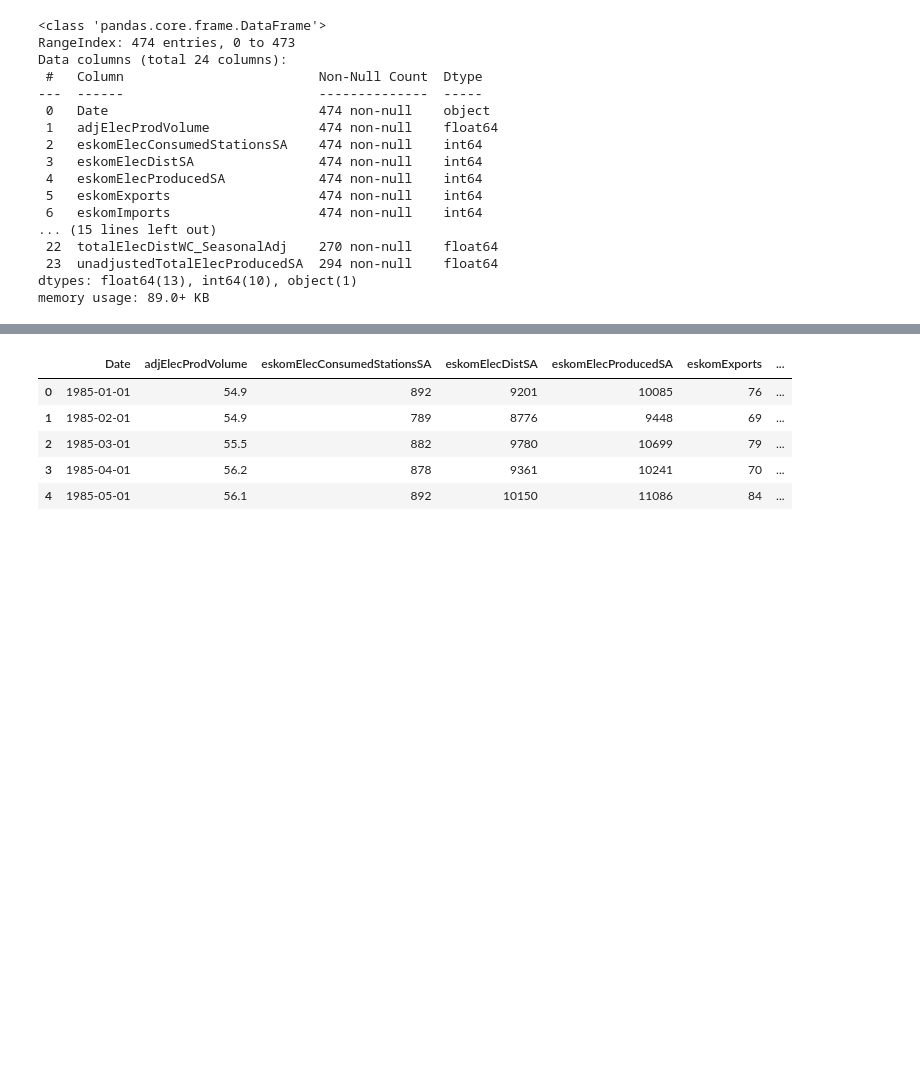
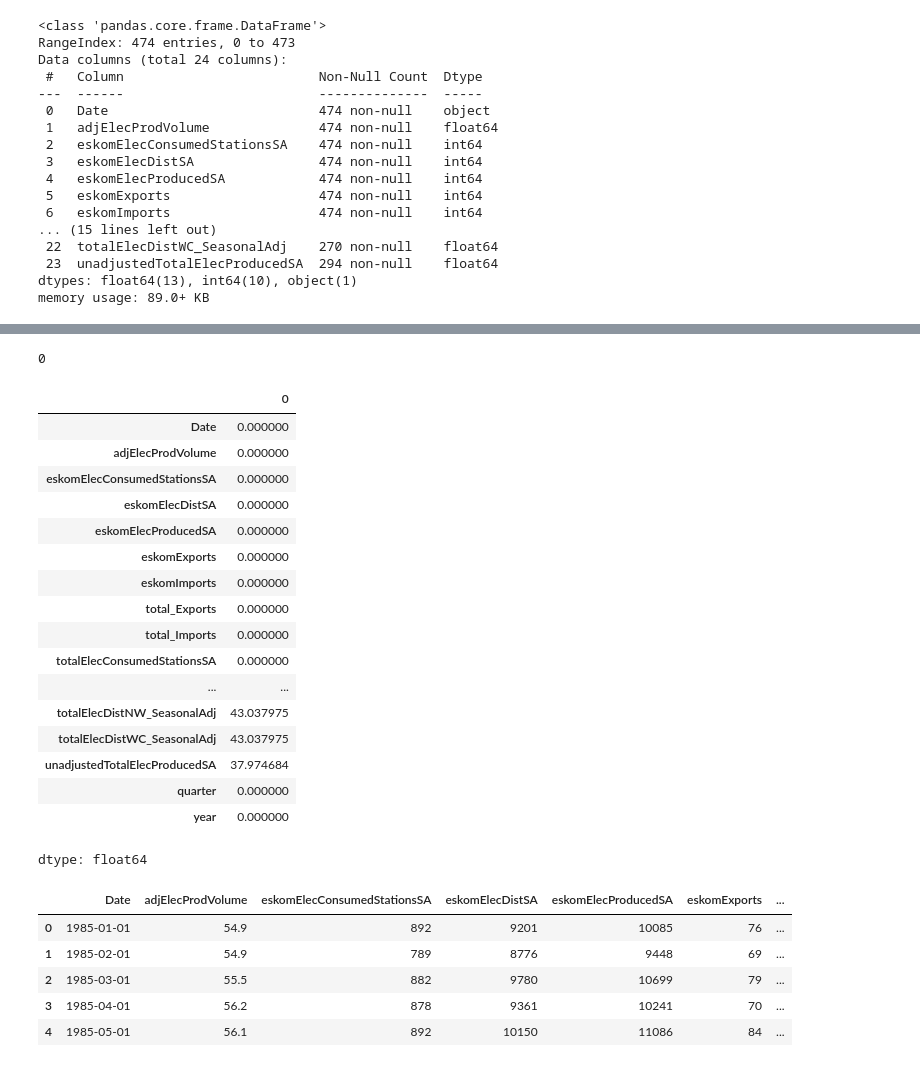
Before and after one commit to MbuyiseloNtando/Electricity-Generated-and-Available-for-Distribution-1985-2024, a Jupyter notebook: Untitled44.ipynb, the cells around one changed output, grey strips where cells are left out. Drawn from its saved outputs; the diff is of its cells as text; code cells hidden in the pictures; blank space fills up the shorter version.

```diff
--- a/Untitled44.ipynb
+++ b/Untitled44.ipynb
@@ -93,0 +118,4 @@ memory usage: 89.0+ KB
+# %%
+df['quarter'] = df['Date'].dt.quarter
+df['year'] = df['Date'].dt.year
+df.head()
@@ -94,2 +130,28 @@ memory usage: 89.0+ KB
+# %%
+df.duplicated().sum()
+# %% [output]
+0
+# %%
+#percentage of missing values
+(df.isnull().sum()/(len(df)))*100
+# %% [output]
+|  | 0 |
+| Date | 0.000000 |
+| adjElecProdVolume | 0.000000 |
+| eskomElecConsumedStationsSA | 0.000000 |
+| eskomElecDistSA | 0.000000 |
+| eskomElecProducedSA | 0.000000 |
+| eskomExports | 0.000000 |
+| eskomImports | 0.000000 |
+| total_Exports | 0.000000 |
+| total_Imports | 0.000000 |
+| totalElecConsumedStationsSA | 0.000000 |
+| ... | ... |
+| totalElecDistNW_SeasonalAdj | 43.037975 |
+| totalElecDistWC_SeasonalAdj | 43.037975 |
+| unadjustedTotalElecProducedSA | 37.974684 |
+| quarter | 0.000000 |
+| year | 0.000000 |
+dtype: float64
 # %%
 #Creating a new dataframe with columns of interest
```
Also changed, not shown: parts of 53 cells of this notebook.
